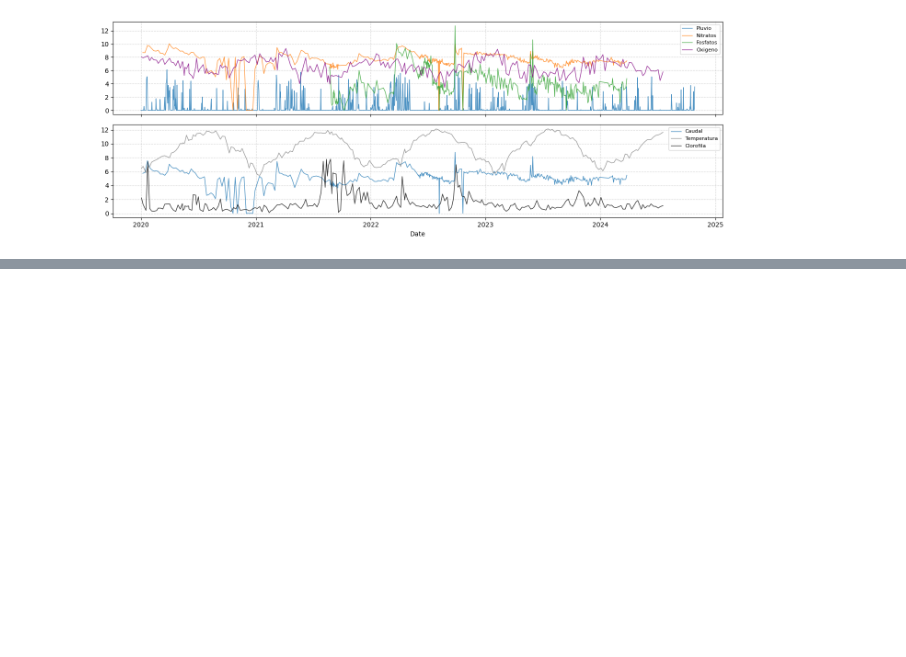
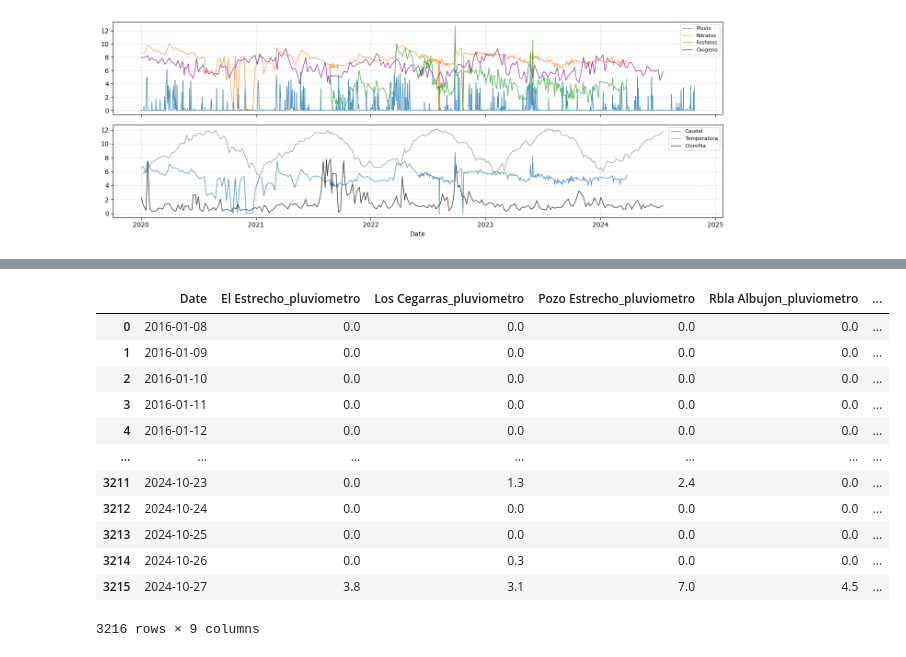
Before and after one commit to Antonio-MI/mar-menor-chl, a Jupyter notebook: Relacion_Pluvio-Nitratos-Temp-Clorofila.ipynb, the cells around one changed output, grey strips where cells are left out. Cells and saved outputs as stored; diff of their text form; code cells hidden in the pictures; blank space fills up the shorter version.

```diff
--- a/Relacion_Pluvio-Nitratos-Temp-Clorofila.ipynb
+++ b/Relacion_Pluvio-Nitratos-Temp-Clorofila.ipynb
@@ -343,0 +374,16 @@ fig.tight_layout()
+# %%
+df_pluvio
+# %% [output]
+|  | Date | El Estrecho_pluviometro | Los Cegarras_pluviometro | Pozo Estrecho_pluviometro | Rbla Albujon_pluviometro | ... |
+| 0 | 2016-01-08 | 0.0 | 0.0 | 0.0 | 0.0 | ... |
+| 1 | 2016-01-09 | 0.0 | 0.0 | 0.0 | 0.0 | ... |
+| 2 | 2016-01-10 | 0.0 | 0.0 | 0.0 | 0.0 | ... |
+| 3 | 2016-01-11 | 0.0 | 0.0 | 0.0 | 0.0 | ... |
+| 4 | 2016-01-12 | 0.0 | 0.0 | 0.0 | 0.0 | ... |
+| ... | ... | ... | ... | ... | ... | ... |
+| 3211 | 2024-10-23 | 0.0 | 1.3 | 2.4 | 0.0 | ... |
+| 3212 | 2024-10-24 | 0.0 | 0.0 | 0.0 | 0.0 | ... |
+| 3213 | 2024-10-25 | 0.0 | 0.0 | 0.0 | 0.0 | ... |
+| 3214 | 2024-10-26 | 0.0 | 0.3 | 0.0 | 0.0 | ... |
+| 3215 | 2024-10-27 | 3.8 | 3.1 | 7.0 | 4.5 | ... |
+3216 rows × 9 columns
```
Also changed, not shown: parts of 6 cells of this notebook.
